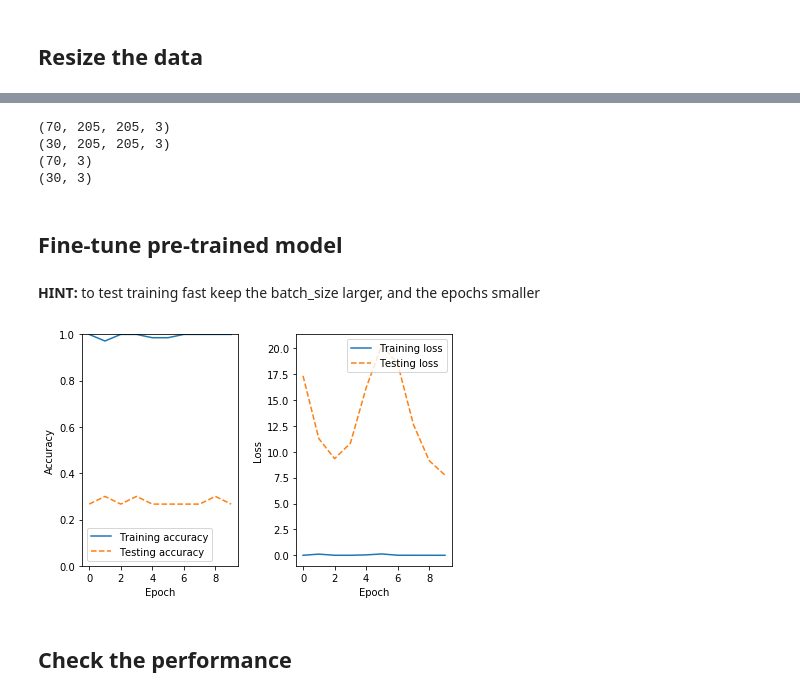
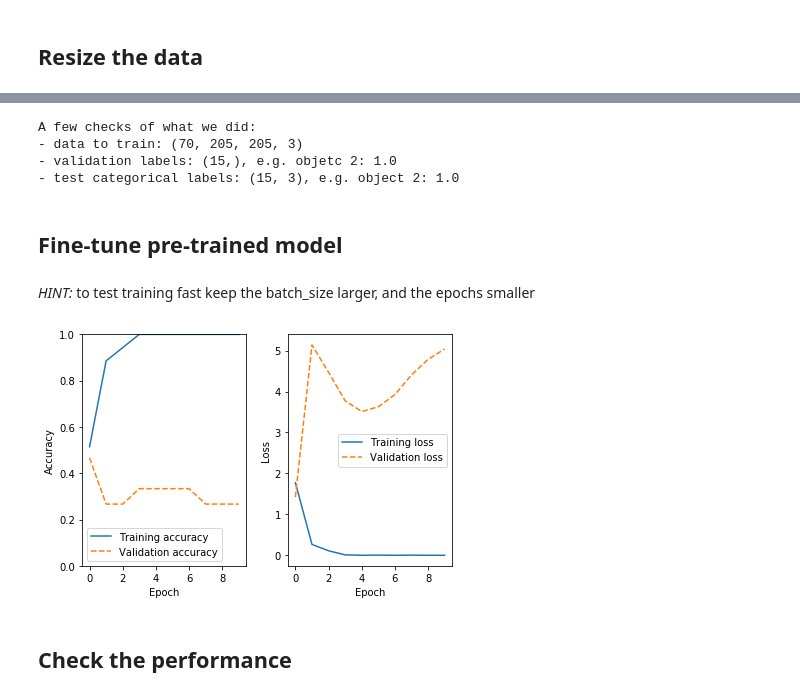
Before and after one commit to astrostatistics-in-crete/2023_summer_school, a Jupyter notebook: DL_CNN/DL_CNN_answerkey.ipynb, the cells around one changed output, grey strips where cells are left out. Saved outputs shown, nothing was run; the diff lists cells and outputs as text; code cells hidden in the pictures.

```diff
--- a/DL_CNN/DL_CNN_answerkey.ipynb
+++ b/DL_CNN/DL_CNN_answerkey.ipynb
@@ -289,5 +330,5 @@ model_1 = Model(inputs=[inputs], outputs=[Dn0])
 # %%
 optzr =  Adam(lr=1e-4, beta_1=0.9, beta_2=0.999, decay=0.0)
-model_1.compile(loss='categorical_crossentropy', optimizer=optzr, metrics =['categorical_accuracy'])
-model_1.summary()
+my_model.compile(loss='categorical_crossentropy', optimizer=optzr, metrics =['categorical_accuracy'])
+my_model.summary()
 # %% [output]
@@ -353,7 +418,7 @@ print(test_labels[obj])
 # %%
-lr1=model_1.layers[1].output
-lr2=model_1.layers[4].output
-lr3=model_1.layers[7].output
+lr1=my_model.layers[1].output
+lr2=my_model.layers[4].output
+lr3=my_model.layers[7].output
 
 activation_model_lr1 = Model(inputs=[inputs], outputs=lr1)
 activation_model_lr2 = Model(inputs=[inputs], outputs=lr2)
@@ -457,41 +539,46 @@ for i in range(n_new_imgs):
-# %%
-# if n_new_imgs = 3000
-# Train_data=images2[0:num_train_examples,:,:,:]
-# Test_data=images2[2500:2500+num_test_examples,:,:,:]
-
-# for faster computation time
-num_train_examples = int(n_new_imgs*0.7)
-num_test_examples = n_new_imgs-num_train_examples
-Train_data=images2[0:num_train_examples,:,:,:]
-Test_data=images2[num_train_examples:num_train_examples+num_test_examples,:,:,:]
-
-
-print(Train_data.shape)
-print(Test_data.shape)
-
-train_labels=galaxy_labels[0:num_train_examples]
-test_labels=galaxy_labels[2500:2500+num_test_examples]
-
-train_labels_cat=ult.to_categorical(train_labels,num_classes=3)
-test_labels_cat=ult.to_categorical(test_labels,num_classes=3)
-
-print(train_labels_cat.shape)
-print(test_labels_cat.shape)
-# %% [output]
-(70, 205, 205, 3)
-(30, 205, 205, 3)
-(70, 3)
-(30, 3)
+# %%
+# for faster computation time we select a number of initial images that we reshape
+train_fraction = 0.7
+
+num_train = int(n_new_imgs*train_fraction)
+num_valid = int((n_new_imgs-num_train)/2)
+num_test = num_valid
+
+X_train_rs = images2[0:num_train,:,:,:]
+X_valid_rs = images2[num_train:num_train+num_valid,:,:,:]
+X_test_rs  = images2[num_train+num_valid:n_new_imgs,:,:,:]
+
+y_train_rs = galaxy_labels[0:num_train]
+y_valid_rs = galaxy_labels[num_train:num_train+num_valid]
+y_test_rs  = galaxy_labels[num_train+num_valid:n_new_imgs]
+
+y_train_cat_rs = ult.to_categorical(y_train_rs,num_classes=3)
+y_valid_cat_rs = ult.to_categorical(y_valid_rs,num_classes=3)
+y_test_cat_rs  = ult.to_categorical(y_test_rs,num_classes=3)
+
+print('A few checks of what we did:')
+print(f'- data to train: {X_train_rs.shape}')
+print(f'- validation labels: {y_valid_rs.shape}, e.g. objetc 2: {y_valid_rs[2]}')
+print(f'- test categorical labels: {y_valid_cat_rs.shape}, e.g. object 2: {y_valid_rs[2]} ')
+# %% [output]
+A few checks of what we did:
+- data to train: (70, 205, 205, 3)
+- validation labels: (15,), e.g. objetc 2: 1.0
+- test categorical labels: (15, 3), e.g. object 2: 1.0
 # %% [markdown]
 ## Fine-tune pre-trained model
 # %% [markdown]
-**HINT:** to test training fast keep the batch_size larger, and the epochs smaller
+_HINT:_ to test training fast keep the batch_size larger, and the epochs smaller
 # %%
 finetune_model.compile(optzr, loss='categorical_crossentropy', metrics=['categorical_accuracy'])
-                                                                        # epochs =50
-history = finetune_model.fit(Train_data,train_labels_cat, batch_size=20, epochs=10,validation_data=[Test_data,test_labels_cat],callbacks=[plot_losses],shuffle=True)
+
+history = finetune_model.fit( X_train_rs, y_train_cat_rs,
+                             batch_size=20,
+                             epochs=10,
+                             validation_data=[ X_test_rs, y_test_cat_rs],
+                             callbacks=[plot_losses],shuffle=True)
 # %% [output]
-[figure, old version]
+[figure, new version]
 # %% [markdown]
 ## Check the performance
 # %%
```
Also changed, not shown: parts of 28 cells of this notebook, 2 other files.
